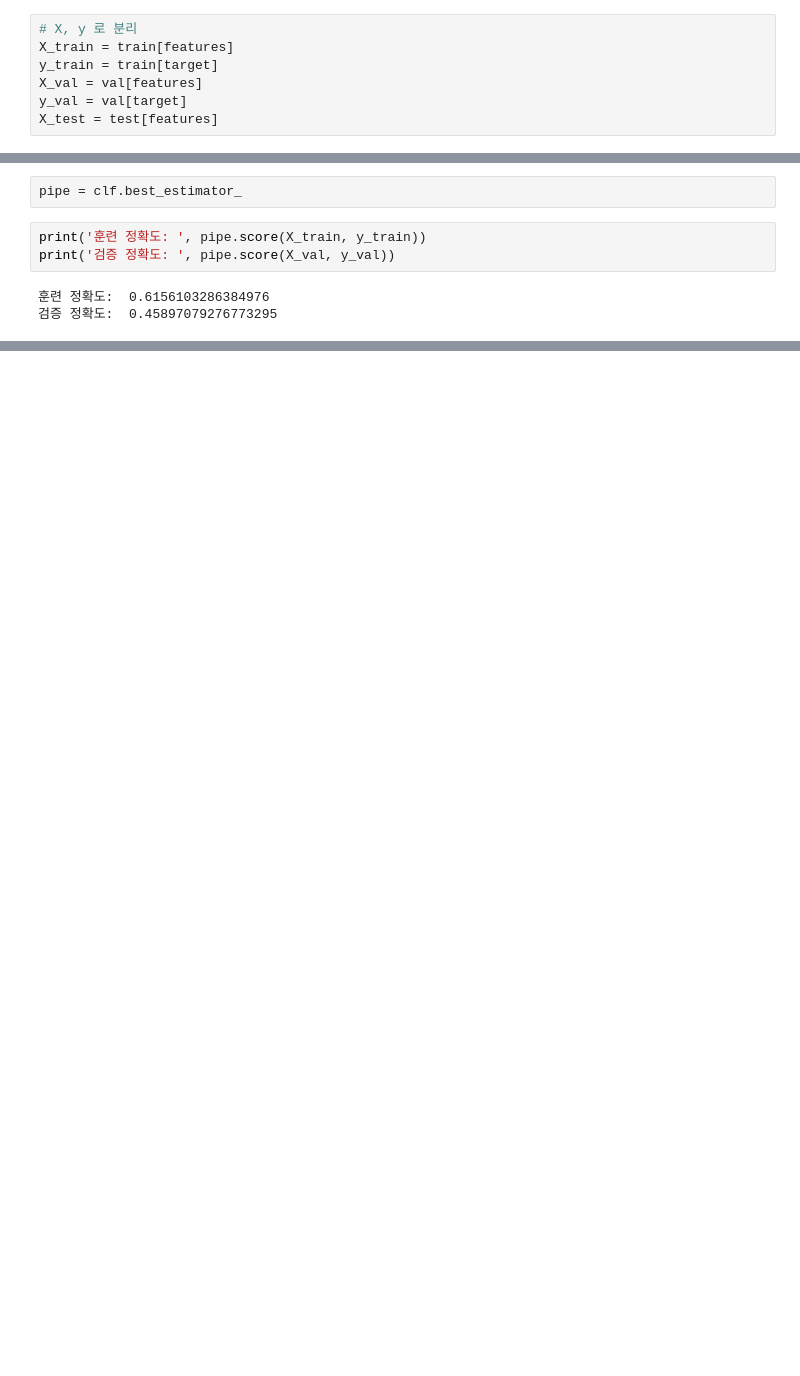
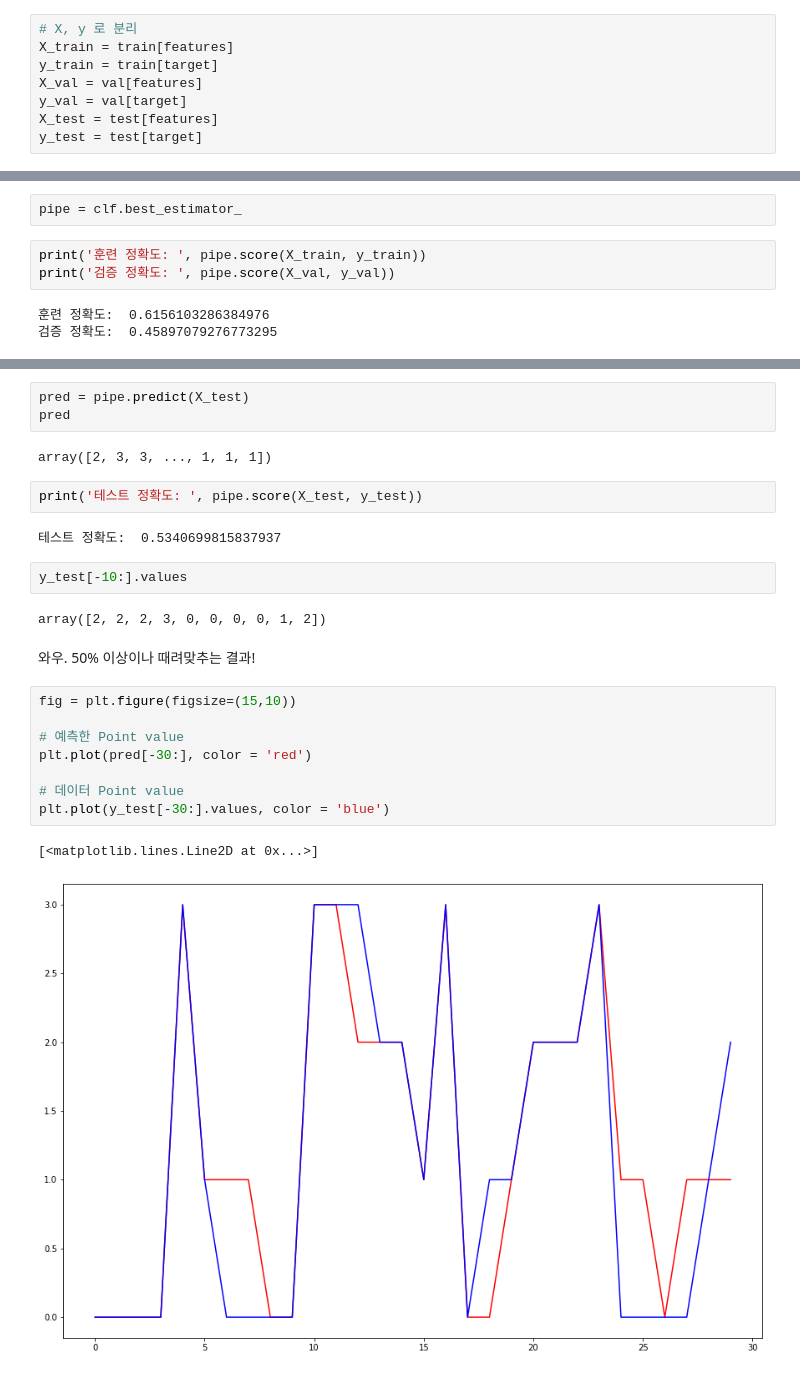
Before and after one commit to sumu97/Data-Science-Cheat-Code, a Jupyter notebook: Kospi_Market_Analysis_sumu97.ipynb, the cells around one changed output, grey strips where cells are left out. Saved outputs shown, nothing was run; the diff lists cells and outputs as text; blank space fills up the shorter version.

```diff
--- a/Kospi_Market_Analysis_sumu97.ipynb
+++ b/Kospi_Market_Analysis_sumu97.ipynb
@@ -522,4 +522,5 @@ y_train = train[target]
 X_val = val[features]
 y_val = val[target]
 X_test = test[features]
+y_test = test[target]
 # %%
@@ -754,0 +773,26 @@ print('검증 정확도: ', pipe.score(X_val, y_val))
+# %%
+pred = pipe.predict(X_test)
+pred
+# %% [output]
+array([2, 3, 3, ..., 1, 1, 1])
+# %%
+print('테스트 정확도: ', pipe.score(X_test, y_test))
+# %% [output]
+테스트 정확도:  0.5340699815837937
+# %%
+y_test[-10:].values
+# %% [output]
+array([2, 2, 2, 3, 0, 0, 0, 0, 1, 2])
+# %% [markdown]
+와우. 50% 이상이나 때려맞추는 결과!
+# %%
+fig = plt.figure(figsize=(15,10))
+
+# 예측한 Point value
+plt.plot(pred[-30:], color = 'red')
+
+# 데이터 Point value
+plt.plot(y_test[-30:].values, color = 'blue')
+# %% [output]
+[<matplotlib.lines.Line2D at 0x...>]
+[figure, added]
```
Also changed, not shown: parts of 11 cells of this notebook.
